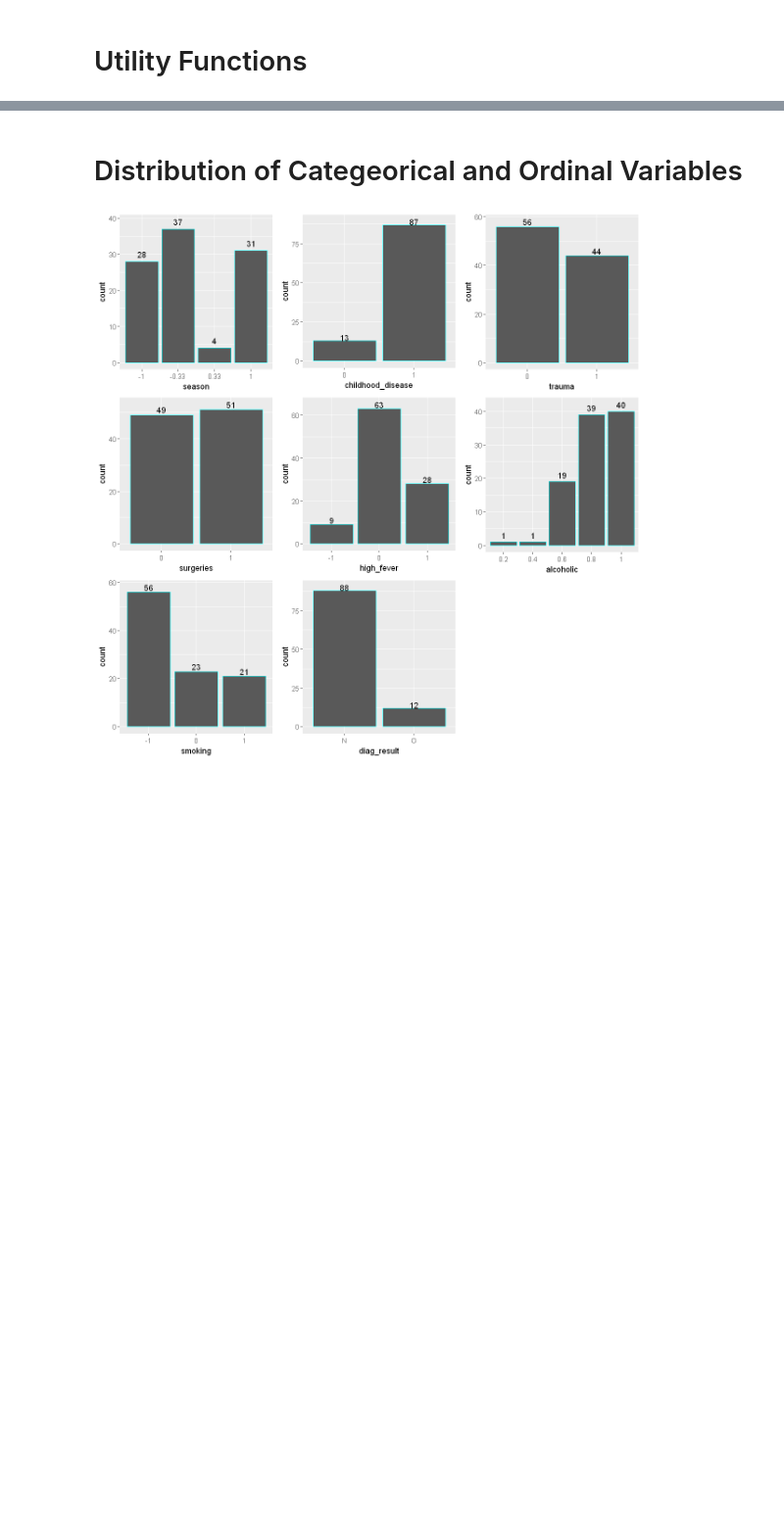
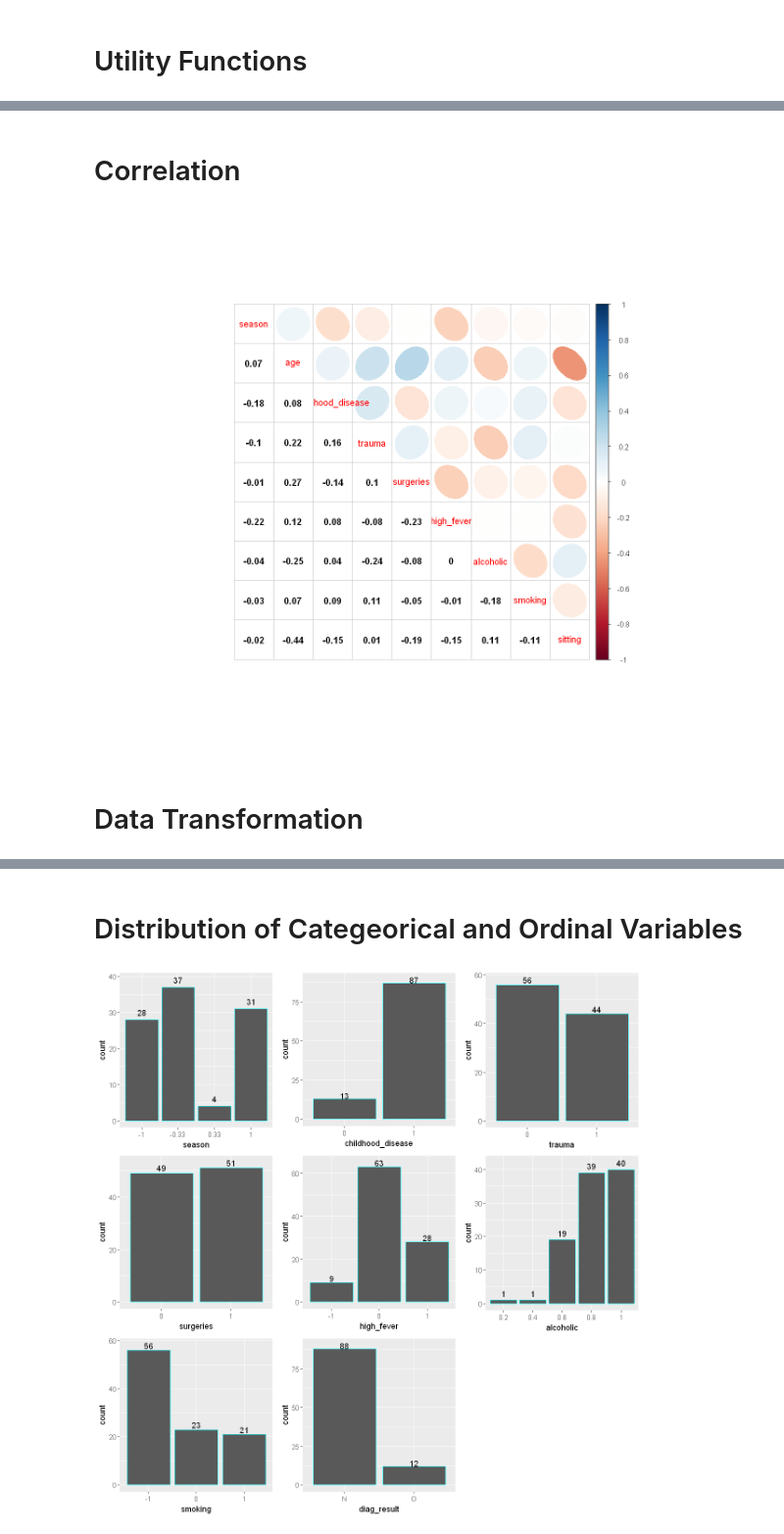
Before and after one commit to itsayushthada/Bayesian-Statistics, a Jupyter notebook: Project-01/01. Data Exploration.ipynb, the cells around one changed output, grey strips where cells are left out. Shown at 98% size. Drawn from its saved outputs; the diff is of its cells as text; code cells hidden in the pictures; blank space fills up the shorter version.

Commit message:
Correlation Plot Added

```diff
--- a/Project-01/01. Data Exploration.ipynb
+++ b/Project-01/01. Data Exploration.ipynb
@@ -77,3 +70,19 @@ plot_boxplot <- function(df, property_ds, property_cs, width=4, height=4, split_
 
     return(p)
 }
+# %%
+CORR = function(data){
+    Cor = cor(data)
+    corrplot(Cor, type="upper", method="ellipse", tl.pos="d")
+    corrplot(Cor, type="lower", method="number", col="black",
+             add=TRUE, diag=FALSE, tl.pos="n", cl.pos="n")
+}
+# %% [markdown]
+# Correlation
+# %%
+options(repr.plot.width = 10, repr.plot.height = 10)
+CORR(df[1:9])
+# %% [output]
+[figure, added]
+# %% [markdown]
+# Data Transformation
```
Also changed, not shown: parts of 6 cells of this notebook.
